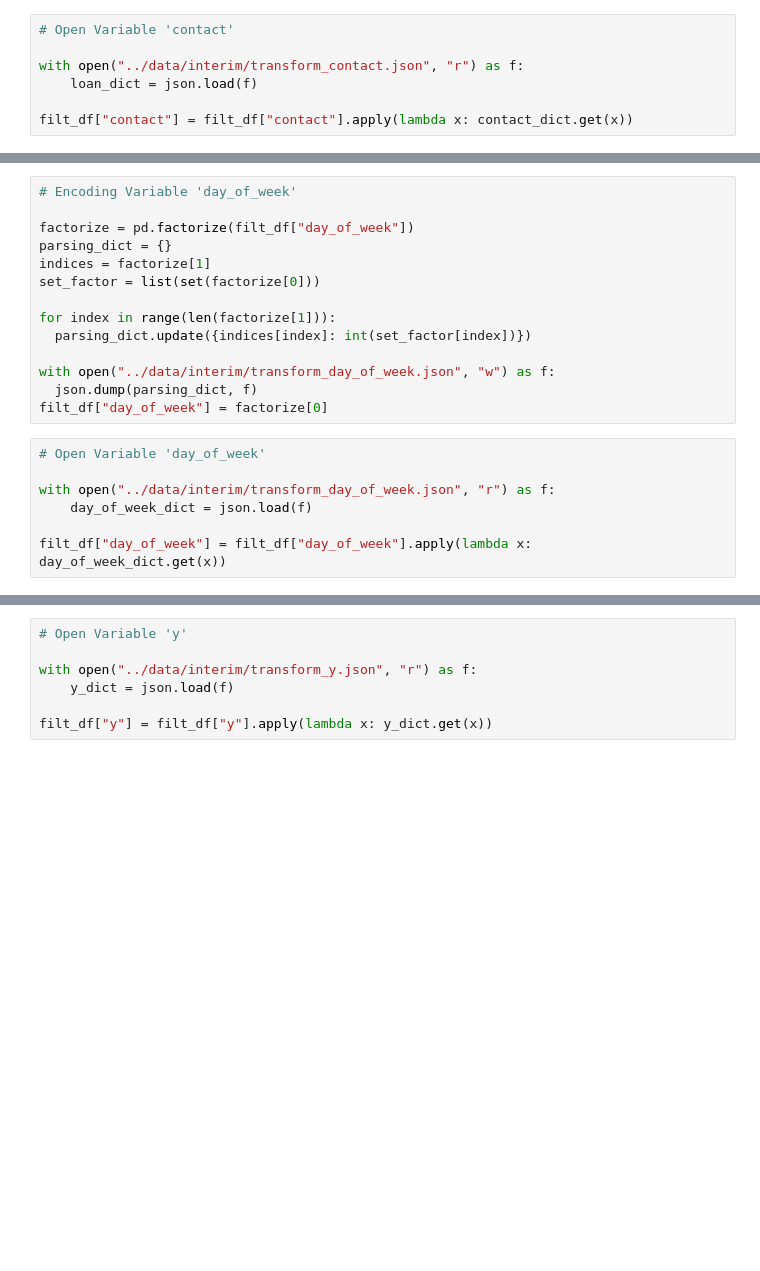
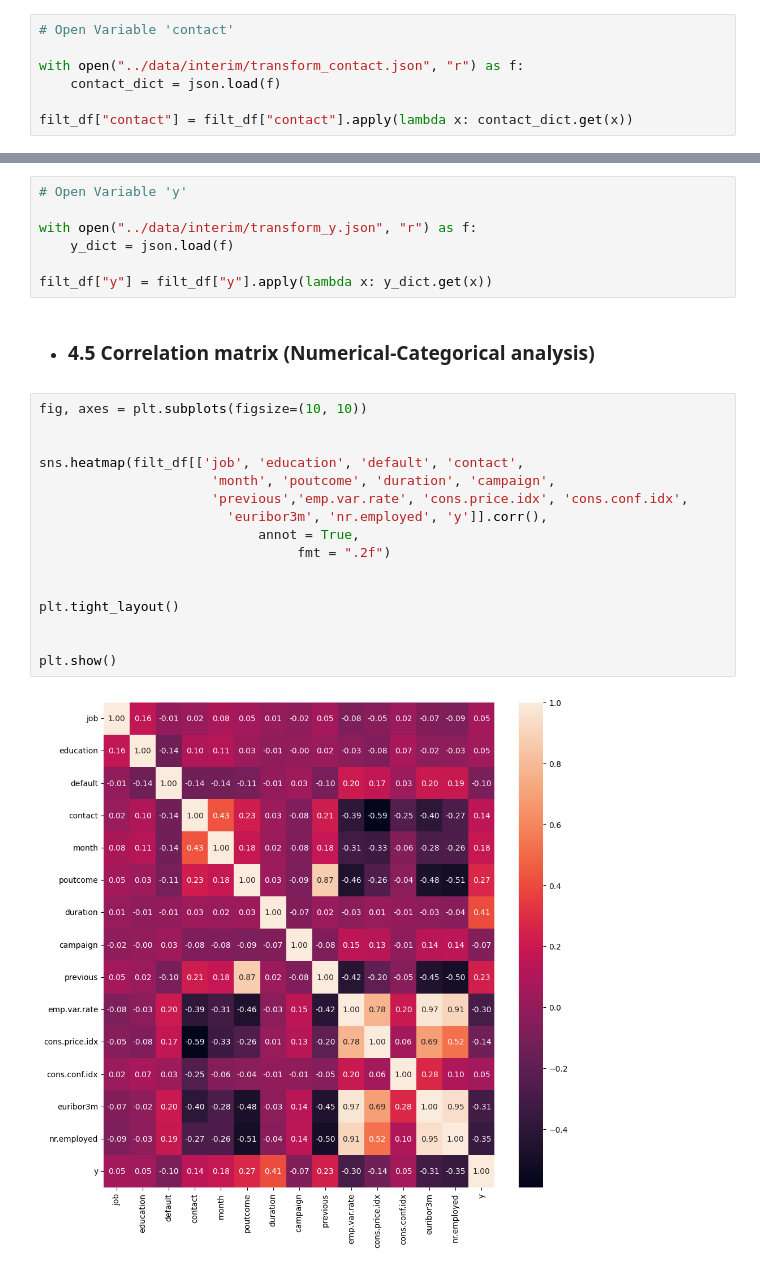
Before and after one commit to Fer-romer/fer-romer-logistic-regression, a Jupyter notebook: src/explore.ipynb, the cells around one changed output, grey strips where cells are left out. Cells and saved outputs as stored; diff of their text form; blank space fills up the shorter version.

```diff
--- a/src/explore.ipynb
+++ b/src/explore.ipynb
@@ -569,7 +465,7 @@ filt_df["contact"] = factorize[0]
 # Open Variable 'contact'
 
 with open("../data/interim/transform_contact.json", "r") as f:
-    loan_dict = json.load(f)
+    contact_dict = json.load(f)
 
 filt_df["contact"] = filt_df["contact"].apply(lambda x: contact_dict.get(x))
 # %% [markdown]
@@ -600,24 +494,3 @@ filt_df["month"] = filt_df["month"].apply(lambda x: month_dict.get(x))
-# %%
-# Encoding Variable 'day_of_week'
-
-factorize = pd.factorize(filt_df["day_of_week"])
-parsing_dict = {}
-indices = factorize[1]
-set_factor = list(set(factorize[0]))
-
-for index in range(len(factorize[1])):
-  parsing_dict.update({indices[index]: int(set_factor[index])})
-
-with open("../data/interim/transform_day_of_week.json", "w") as f:
-  json.dump(parsing_dict, f)
-filt_df["day_of_week"] = factorize[0]
-# %%
-# Open Variable 'day_of_week'
-
-with open("../data/interim/transform_day_of_week.json", "r") as f:
-    day_of_week_dict = json.load(f)
-
-filt_df["day_of_week"] = filt_df["day_of_week"].apply(lambda x: day_of_week_dict.get(x))
 # %% [markdown]
 ---
 # %%
@@ -664,3 +537,23 @@ with open("../data/interim/transform_y.json", "r") as f:
     y_dict = json.load(f)
 
 filt_df["y"] = filt_df["y"].apply(lambda x: y_dict.get(x))
+# %% [markdown]
+- ### 4.5 Correlation matrix (Numerical-Categorical analysis)
+# %%
+fig, axes = plt.subplots(figsize=(10, 10))
+
+
+sns.heatmap(filt_df[['job', 'education', 'default', 'contact',
+                      'month', 'poutcome', 'duration', 'campaign',
+                      'previous','emp.var.rate', 'cons.price.idx', 'cons.conf.idx',
+                        'euribor3m', 'nr.employed', 'y']].corr(),
+                            annot = True,
+                                 fmt = ".2f")
+
+
+plt.tight_layout()
+
+
+plt.show()
+# %% [output]
+[figure, added]
```
Also changed, not shown: parts of 18 cells of this notebook, 4 other files.
